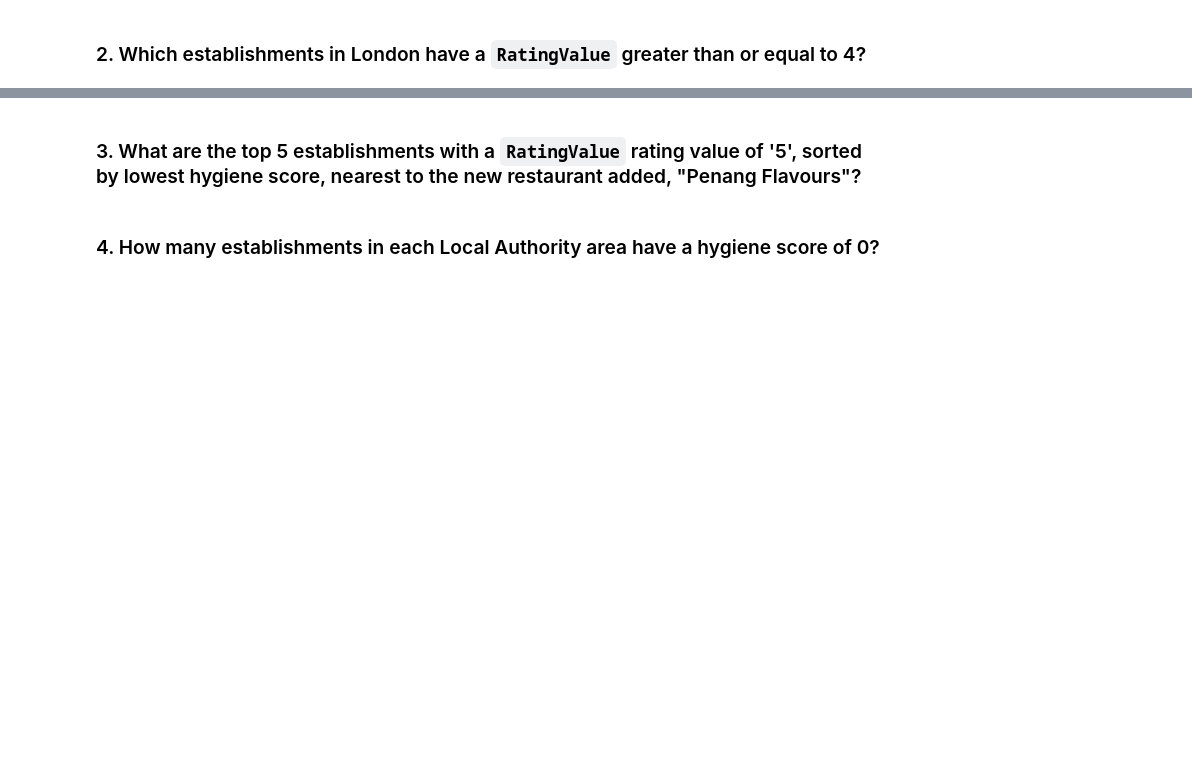
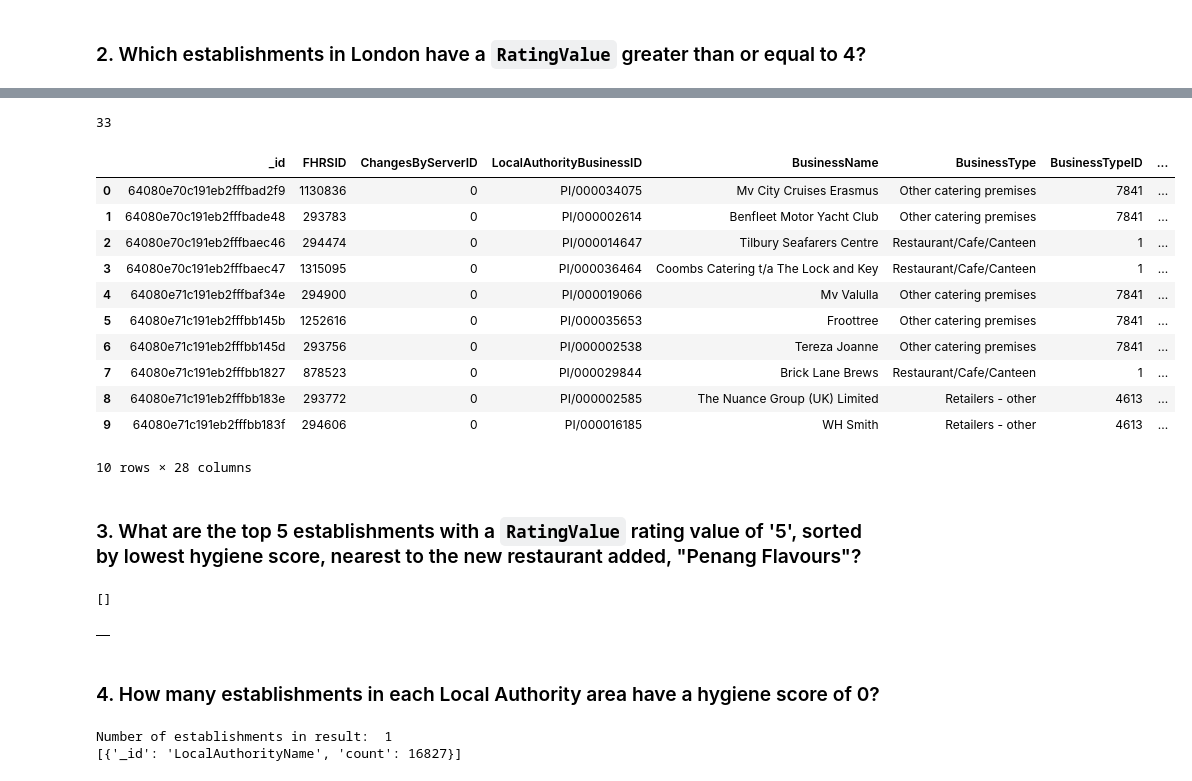
Before and after one commit to jstnkuo/Food-Rating-NoSQL, a Jupyter notebook: NoSQL_analysis_starter.ipynb, the cells around one changed output, grey strips where cells are left out. Saved outputs shown, nothing was run; the diff lists cells and outputs as text; code cells hidden in the pictures; blank space fills up the shorter version.

```diff
--- a/NoSQL_analysis_starter.ipynb
+++ b/NoSQL_analysis_starter.ipynb
@@ -72,10 +86,14 @@ df.shape[0]
 ### 2. Which establishments in London have a `RatingValue` greater than or equal to 4?
 # %%
 # Find the establishments with London as the Local Authority and has a RatingValue greater than or equal to 4.
-query = {'$and': [{'LocalAuthorityName': 'London'}, {'RatingValue': {'$gte': 4}}]}
+query = {'LocalAuthorityName': {'$regex':'London'}, 'RatingValue': {'$gte': '4'}}
 
 # Use count_documents to display the number of documents in the result
 results = establishments.count_documents(query)
 results
 # Display the first document in the results using pprint
+doc = establishments.find(query)
+for each_doc in doc:
+    pprint(each_doc)
+    break
 # %% [output]
@@ -83,9 +117,25 @@ results
 # %%
 # Convert the result to a Pandas DataFrame
-
+london_df = pd.DataFrame(doc)
 # Display the number of rows in the DataFrame
+print(len(london_df))
 
 # Display the first 10 rows of the DataFrame
+london_df.head(10)
+# %% [output]
+33
+|  | _id | FHRSID | ChangesByServerID | LocalAuthorityBusinessID | BusinessName | BusinessType | BusinessTypeID | ... |
+| 0 | 64080e70c191eb2fffbad2f9 | 1130836 | 0 | PI/000034075 | Mv City Cruises Erasmus | Other catering premises | 7841 | ... |
+| 1 | 64080e70c191eb2fffbade48 | 293783 | 0 | PI/000002614 | Benfleet Motor Yacht Club | Other catering premises | 7841 | ... |
+| 2 | 64080e70c191eb2fffbaec46 | 294474 | 0 | PI/000014647 | Tilbury Seafarers Centre | Restaurant/Cafe/Canteen | 1 | ... |
+| 3 | 64080e70c191eb2fffbaec47 | 1315095 | 0 | PI/000036464 | Coombs Catering t/a The Lock and Key | Restaurant/Cafe/Canteen | 1 | ... |
+| 4 | 64080e71c191eb2fffbaf34e | 294900 | 0 | PI/000019066 | Mv Valulla | Other catering premises | 7841 | ... |
+| 5 | 64080e71c191eb2fffbb145b | 1252616 | 0 | PI/000035653 | Froottree | Other catering premises | 7841 | ... |
+| 6 | 64080e71c191eb2fffbb145d | 293756 | 0 | PI/000002538 | Tereza Joanne | Other catering premises | 7841 | ... |
+| 7 | 64080e71c191eb2fffbb1827 | 878523 | 0 | PI/000029844 | Brick Lane Brews | Restaurant/Cafe/Canteen | 1 | ... |
+| 8 | 64080e71c191eb2fffbb183e | 293772 | 0 | PI/000002585 | The Nuance Group (UK) Limited | Retailers - other | 4613 | ... |
+| 9 | 64080e71c191eb2fffbb183f | 294606 | 0 | PI/000016185 | WH Smith | Retailers - other | 4613 | ... |
+10 rows × 28 columns
 # %% [markdown]
 ### 3. What are the top 5 establishments with a `RatingValue` rating value of '5', sorted by lowest hygiene score, nearest to the new restaurant added, "Penang Flavours"?
 # %%
@@ -94,14 +144,19 @@ results
 # Sort by hygiene score
 
 degree_search = 0.01
-latitude = 0.08384000
-longitude = 51.49014200
+latitude = 51.49014200
+longitude = 0.08384000
 
-query = {
-    'latitude': {'$gte': latitude - degree_search, '$lte': latitude + degree_search},
-    'longitude': {'$gte': longitude - degree_search, '$lte': longitude + degree_search},
-    'rating': 5
-}
+# query = {'geocode.latitude': {'$gte': latitude - degree_search, '$lte': latitude + degree_search},
+#          'geocode.longitude': {'$gte': longitude - degree_search, '$lte': longitude + degree_search},
+#          'RatingValue': '5'}
 
 sort = [('scores.Hygiene', 1)]
 # Print the results
+results = establishments.find(query)
+for each_result in results:
+    pprint(each_result)
+
+pprint(list(establishments.find(query).sort(sort)))
+# %% [output]
+[]
@@ -108,17 +174,21 @@ sort = [('scores.Hygiene', 1)]
 # %%
 # Convert result to Pandas DataFrame
+top_five_df=pd.DataFrame(top_five)
+top_five_df.head()
+# %% [output]
+|  |
 # %% [markdown]
 ### 4. How many establishments in each Local Authority area have a hygiene score of 0?
 # %%
 # Create a pipeline that:
 # 1. Matches establishments with a hygiene score of 0
-match_query = {'$match': {'scores.Hygiene': {'$gte': 0}}}
+match_query = {'$match': {'scores.Hygiene': 0}}
 
 # 2. Groups the matches by Local Authority
-group_query = {'$group': {'LocalAuthorityName'}
+group_query = {'$group': {'_id':'LocalAuthorityName', 'count': {'$sum':1}}}
 
 # 3. Sorts the matches from highest to lowest
-sort_values = {'$sort': { 'count': -1 }}
+sort_values = {'$sort': {'count': -1}}
 
 pipeline = [match_query, group_query, sort_values]
 results = list(establishments.aggregate(pipeline))
@@ -128,5 +198,8 @@ print('Number of establishments in result: ', len(results))
 
 # Print the first 10 results
 pprint(results[0:10])
+# %% [output]
+Number of establishments in result:  1
+[{'_id': 'LocalAuthorityName', 'count': 16827}]
 # %%
 # Convert the result to a Pandas DataFrame
```
Also changed, not shown: parts of 4 cells of this notebook, 1 other file.
